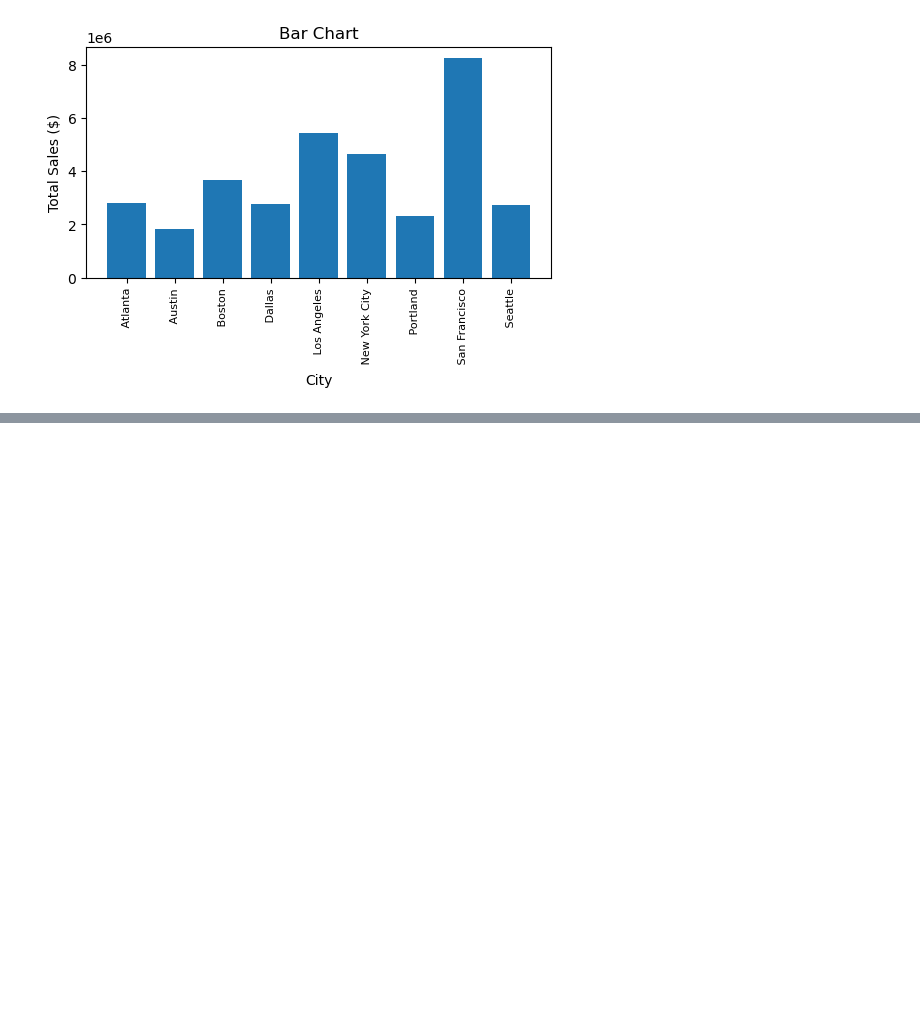
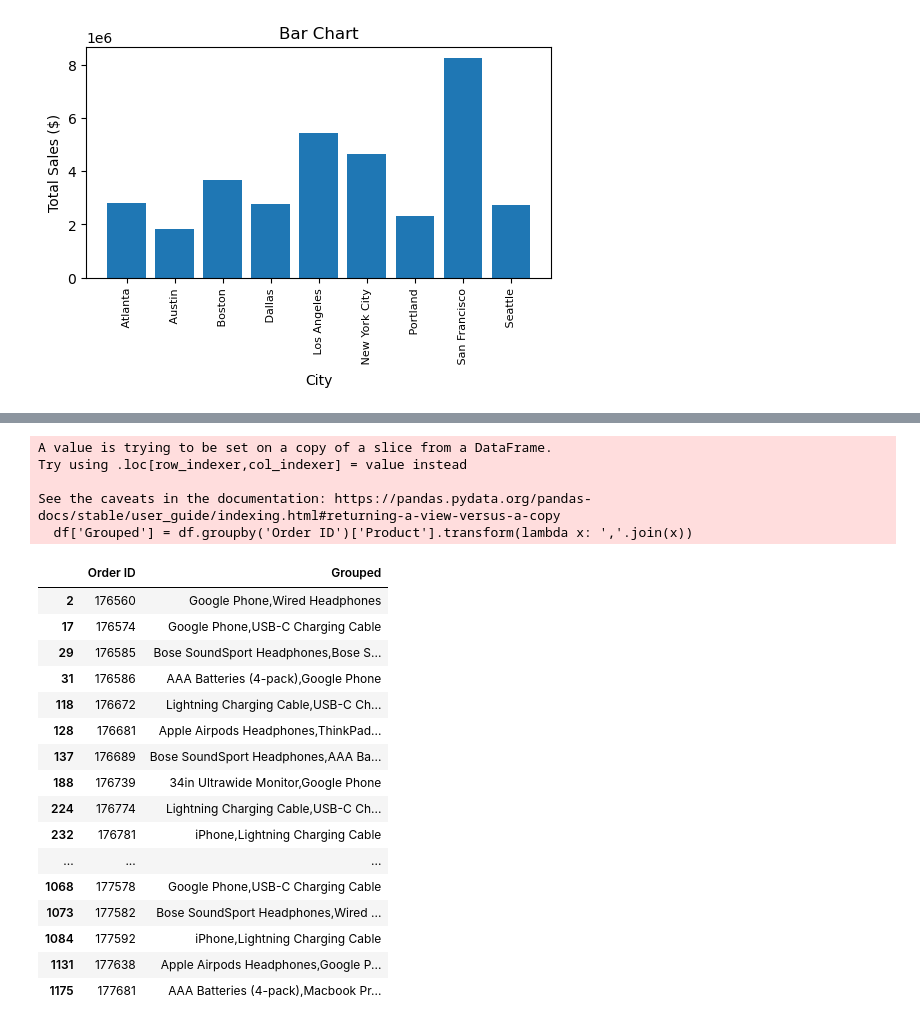
Before and after one commit to Akinjohnson06/Python-projects, a Jupyter notebook: Sales Analysis/Sales Analysis.ipynb, the cells around one changed output, grey strips where cells are left out. Drawn from its saved outputs; the diff is of its cells as text; code cells hidden in the pictures; blank space fills up the shorter version.

```diff
--- a/Sales Analysis/Sales Analysis.ipynb
+++ b/Sales Analysis/Sales Analysis.ipynb
@@ -231,0 +250,29 @@ plt.ylabel('Total Sales ($)');
+# %%
+#
+df = all_data[all_data['Order ID'].duplicated(keep=False)]
+df['Grouped'] = df.groupby('Order ID')['Product'].transform(lambda x: ','.join(x))
+df = df[['Order ID', 'Grouped']].drop_duplicates()
+df.head(50)
+# %% [output]
+A value is trying to be set on a copy of a slice from a DataFrame.
+Try using .loc[row_indexer,col_indexer] = value instead
+
+See the caveats in the documentation: https://pandas.pydata.org/pandas-docs/stable/user_guide/indexing.html#returning-a-view-versus-a-copy
+  df['Grouped'] = df.groupby('Order ID')['Product'].transform(lambda x: ','.join(x))
+|  | Order ID | Grouped |
+| 2 | 176560 | Google Phone,Wired Headphones |
+| 17 | 176574 | Google Phone,USB-C Charging Cable |
+| 29 | 176585 | Bose SoundSport Headphones,Bose S... |
+| 31 | 176586 | AAA Batteries (4-pack),Google Phone |
+| 118 | 176672 | Lightning Charging Cable,USB-C Ch... |
+| 128 | 176681 | Apple Airpods Headphones,ThinkPad... |
+| 137 | 176689 | Bose SoundSport Headphones,AAA Ba... |
+| 188 | 176739 | 34in Ultrawide Monitor,Google Phone |
+| 224 | 176774 | Lightning Charging Cable,USB-C Ch... |
+| 232 | 176781 | iPhone,Lightning Charging Cable |
+| ... | ... | ... |
+| 1068 | 177578 | Google Phone,USB-C Charging Cable |
+| 1073 | 177582 | Bose SoundSport Headphones,Wired ... |
+| 1084 | 177592 | iPhone,Lightning Charging Cable |
+| 1131 | 177638 | Apple Airpods Headphones,Google P... |
+| 1175 | 177681 | AAA Batteries (4-pack),Macbook Pr... |
```
Also changed, not shown: parts of 8 cells of this notebook, 1 other file.
